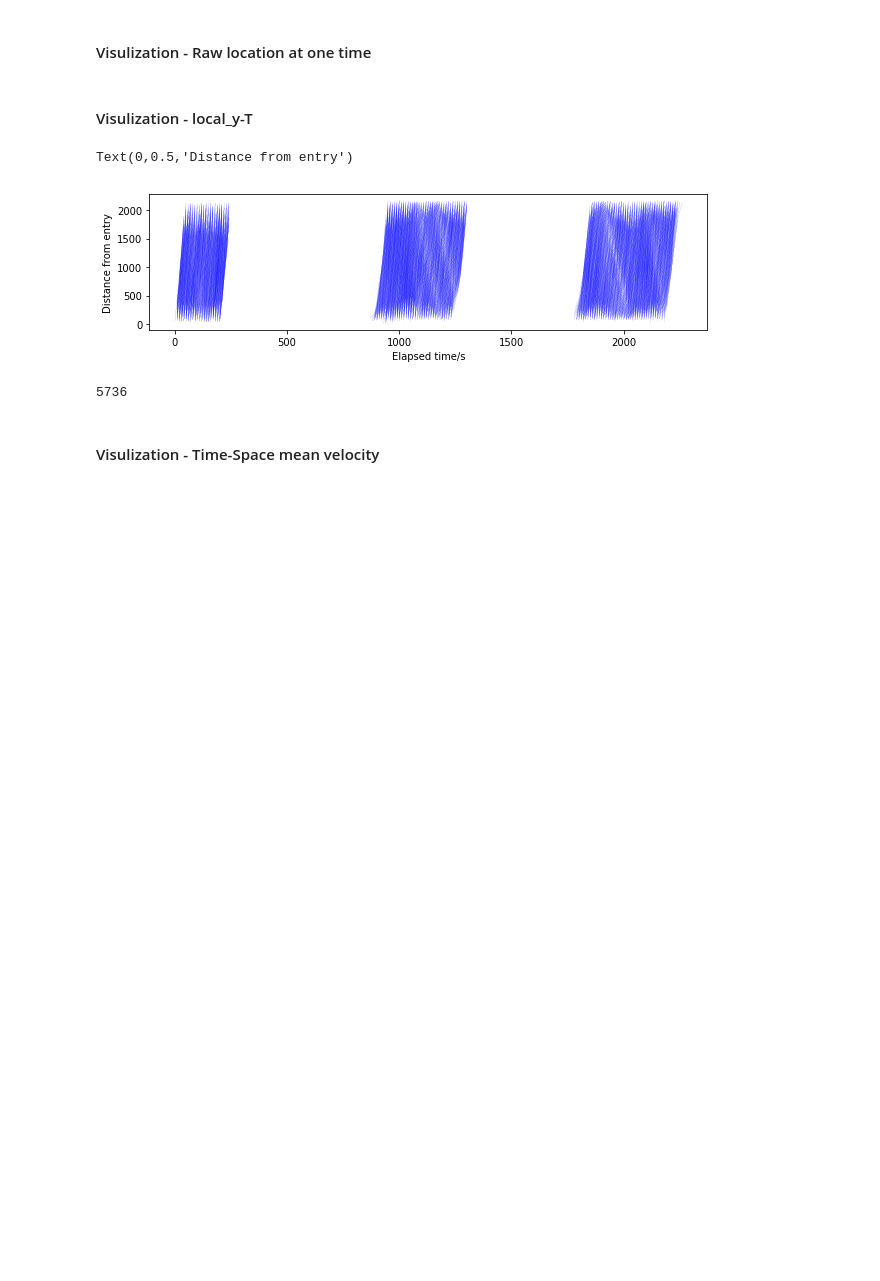
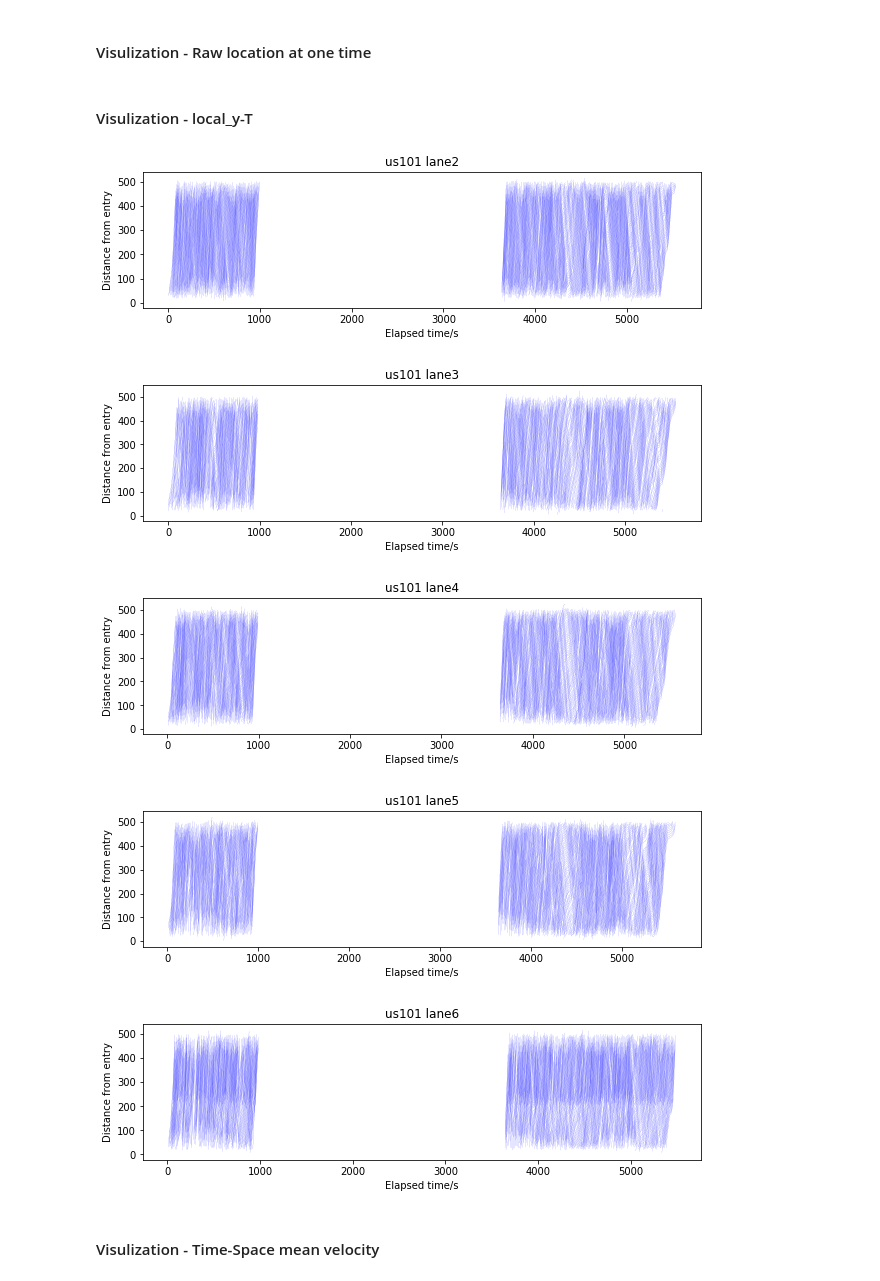
Before and after one commit to ZhaobinMo/NGSIM, a Jupyter notebook: dataprocess.ipynb, the cells around one changed output. Saved outputs shown, nothing was run; the diff lists cells and outputs as text; code cells hidden in the pictures; blank space fills up the shorter version.

```diff
--- a/dataprocess.ipynb
+++ b/dataprocess.ipynb
@@ -2,15 +2,15 @@
 # Generate data set
 # %%
 import sys
-sys.path.append('./NgsimExtractor')
+sys.path.append('NgsimExtractor')
 del sys.modules['NgsimExtractor']    # for revision and reload
 from NgsimExtractor import NgsimExtractor
 
 # example: read the data
-location = "\"us-101\"" ;    gap = 10000
+location = "\"us-101\"" ;    gap = 100
 NGE = NgsimExtractor(location, gap)
 dfSet = NGE.extractData()
-#dfSet.to_csv('traUs101Gap10s.csv', index = False)
+dfSet.to_csv('traUs101Gap01s.csv', index = False)
 # %% [output]
 WARNING:root:Requests made without an app_token will be subject to strict throttling limits.
 begin init
@@ -18,3 +18,6 @@ end init
 gap=10000
 location = "us-101"
 datasize=48037  limit=1000000
+# %%
+df = dfSet[dfSet['lane_id'] == 6]
+df
@@ -38,20 +60,22 @@ gmap.draw("my_map.html")
 #### Visulization - local_y-T
 # %%
 from matplotlib import pyplot as plt
-df = dfSet
-plt.figure(figsize = (10,2.5))
-nLine = max(df.loc[:10,'unit_id'])
-for i in range(1, nLine + 1):
-    toplot = df[df['unit_id'] == i]
-    plt.plot( toplot['t_diff'].astype(int), toplot['local_y'].astype(float), linewidth = 0.1, color = 'b' )
-plt.xlabel('Elapsed time/s')
-plt.ylabel('Distance from entry')
-#plt.savefig('traffi_flow_lane{}_us101.png'.format(theLaneId), bbox_inches = 'tight' ,dpi = 1000)
+theLaneId = []
+for lane_id in range(2,7):
+    df = dfSet[dfSet['lane_id'] == lane_id]
+    plt.figure(figsize = (10,2.5))
+    nLine = max(df['unit_id'])
+    for i in range(1, nLine + 1):
+        toplot = df[df['unit_id'] == i]
+        plt.plot( toplot['t_diff'].astype(int), toplot['local_y'].astype(float), linewidth = 0.1, color = 'b' )
+    plt.xlabel('Elapsed time/s')
+    plt.ylabel('Distance from entry')
+    plt.title('us101 lane{}'.format(lane_id))
+    #plt.show()
+    plt.savefig('traffi_flow_lane{}_i80_gap10s.png'.format(lane_id), bbox_inches = 'tight' ,dpi = 1000)
 # %% [output]
-Text(0,0.5,'Distance from entry')
-[figure, old version]
+[figure, new version]
+[figure, added]
+[figure, added]
+[figure, added]
+[figure, added]
-# %%
-nLine = max(df.loc[:10,'unit_id'])
-nLine
-# %% [output]
-5736
```
Also changed, not shown: parts of 15 cells of this notebook, 5 other files.
